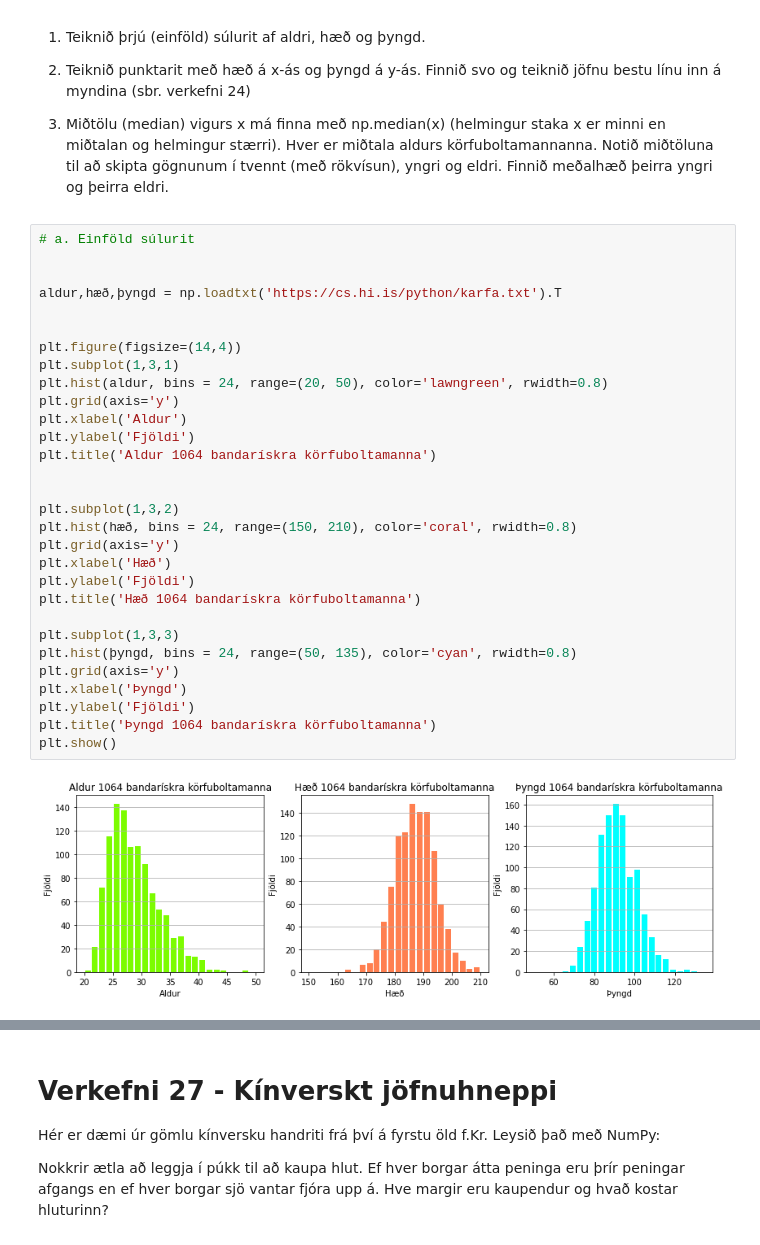
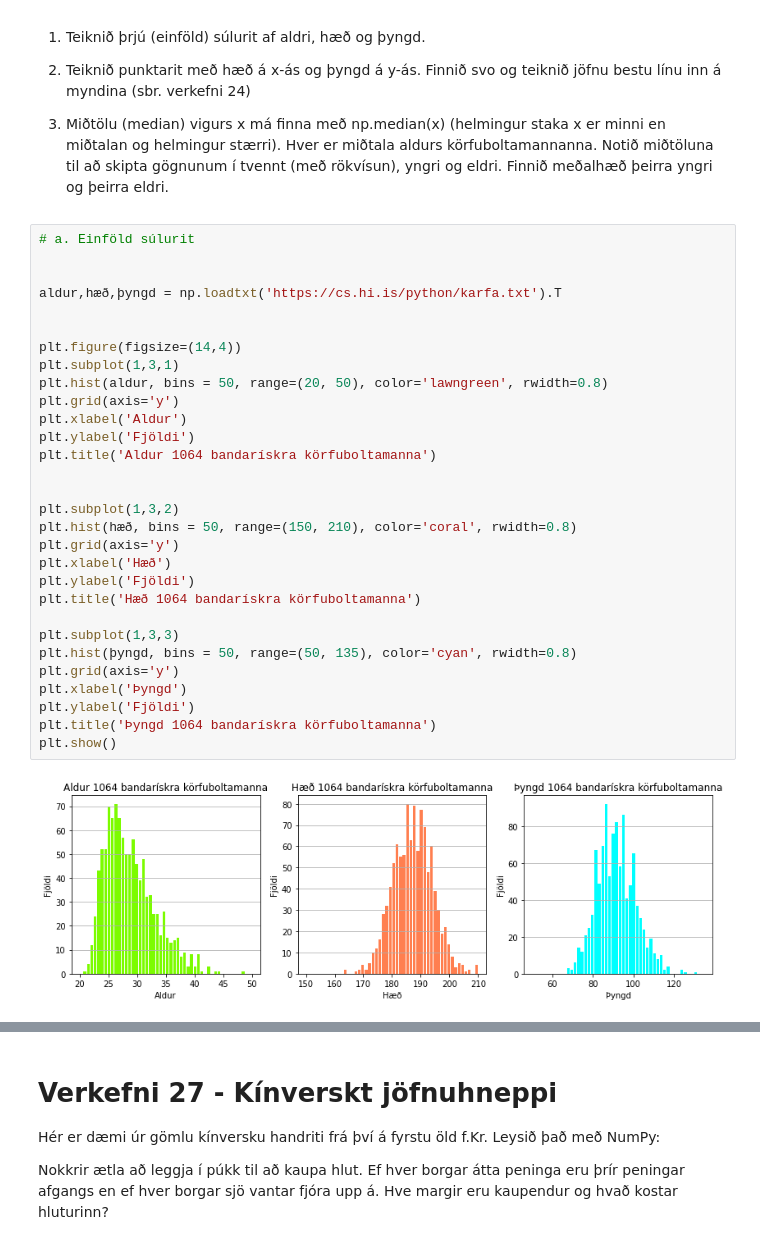
Before and after one commit to SvanaBirgis/Reiknifraedi, a Jupyter notebook: Skilaverkefni/S6.ipynb, the cells around one changed output, grey strips where cells are left out. Drawn from its saved outputs; the diff is of its cells as text.

```diff
--- a/Skilaverkefni/S6.ipynb
+++ b/Skilaverkefni/S6.ipynb
@@ -172,35 +188,35 @@ Skráin cs.hi.is/python/karfa.txt inniheldur þrjá dálka með aldri hæð og
 # %%
 # a. Einföld súlurit
 
 
 aldur,hæð,þyngd = np.loadtxt('https://cs.hi.is/python/karfa.txt').T
 
 
 plt.figure(figsize=(14,4))
 plt.subplot(1,3,1)
-plt.hist(aldur, bins = 24, range=(20, 50), color='lawngreen', rwidth=0.8)
+plt.hist(aldur, bins = 50, range=(20, 50), color='lawngreen', rwidth=0.8)
 plt.grid(axis='y')
 plt.xlabel('Aldur')
 plt.ylabel('Fjöldi')
 plt.title('Aldur 1064 bandarískra körfuboltamanna')
 
 
 plt.subplot(1,3,2)
-plt.hist(hæð, bins = 24, range=(150, 210), color='coral', rwidth=0.8)
+plt.hist(hæð, bins = 50, range=(150, 210), color='coral', rwidth=0.8)
 plt.grid(axis='y')
 plt.xlabel('Hæð')
 plt.ylabel('Fjöldi')
 plt.title('Hæð 1064 bandarískra körfuboltamanna')
 
 plt.subplot(1,3,3)
-plt.hist(þyngd, bins = 24, range=(50, 135), color='cyan', rwidth=0.8)
+plt.hist(þyngd, bins = 50, range=(50, 135), color='cyan', rwidth=0.8)
 plt.grid(axis='y')
 plt.xlabel('Þyngd')
 plt.ylabel('Fjöldi')
 plt.title('Þyngd 1064 bandarískra körfuboltamanna')
 plt.show()
 # %% [output]
-[figure, old version]
+[figure, new version]
 # %%
 # b. Punktarit og besta lína
 
```
Also changed, not shown: parts of 4 cells of this notebook.
